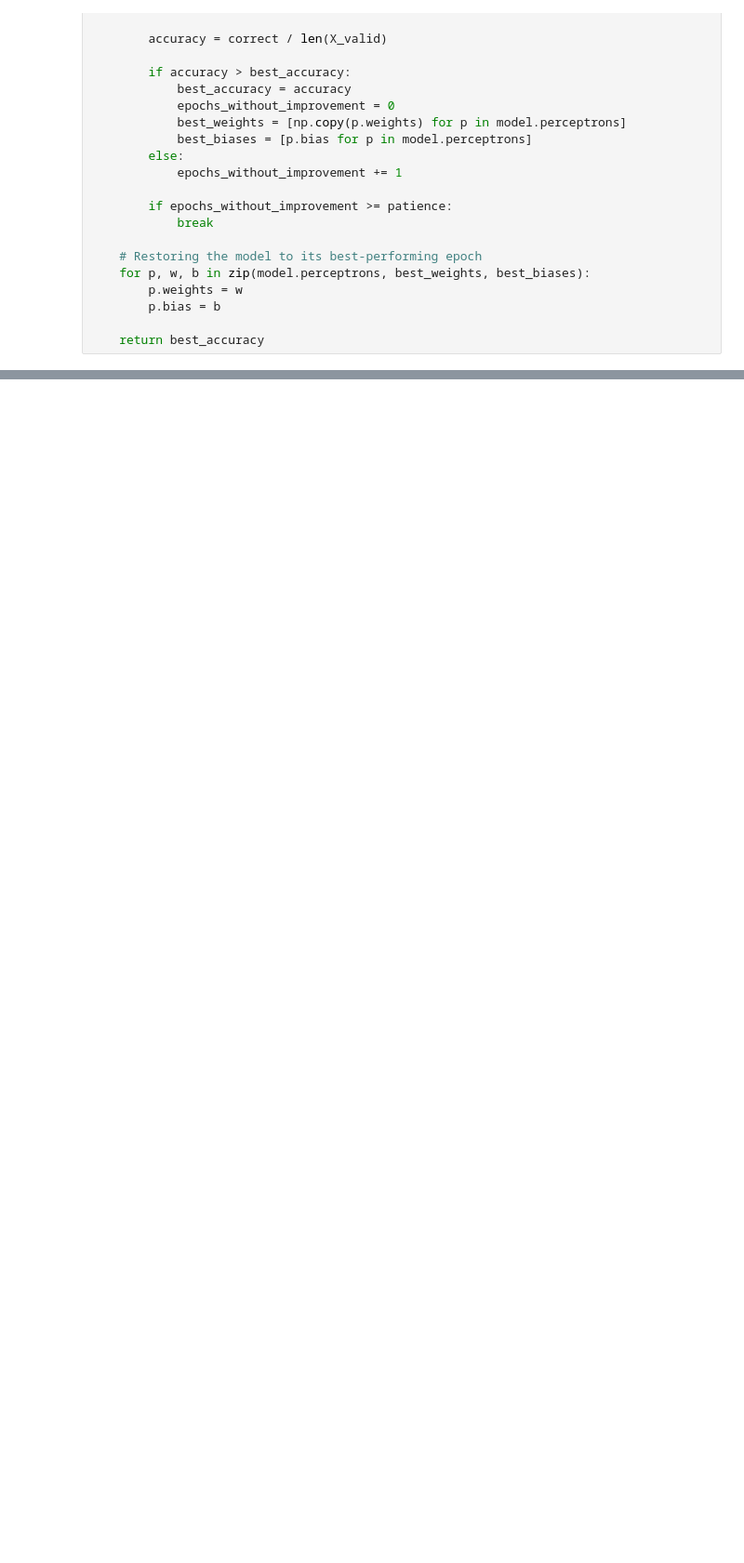
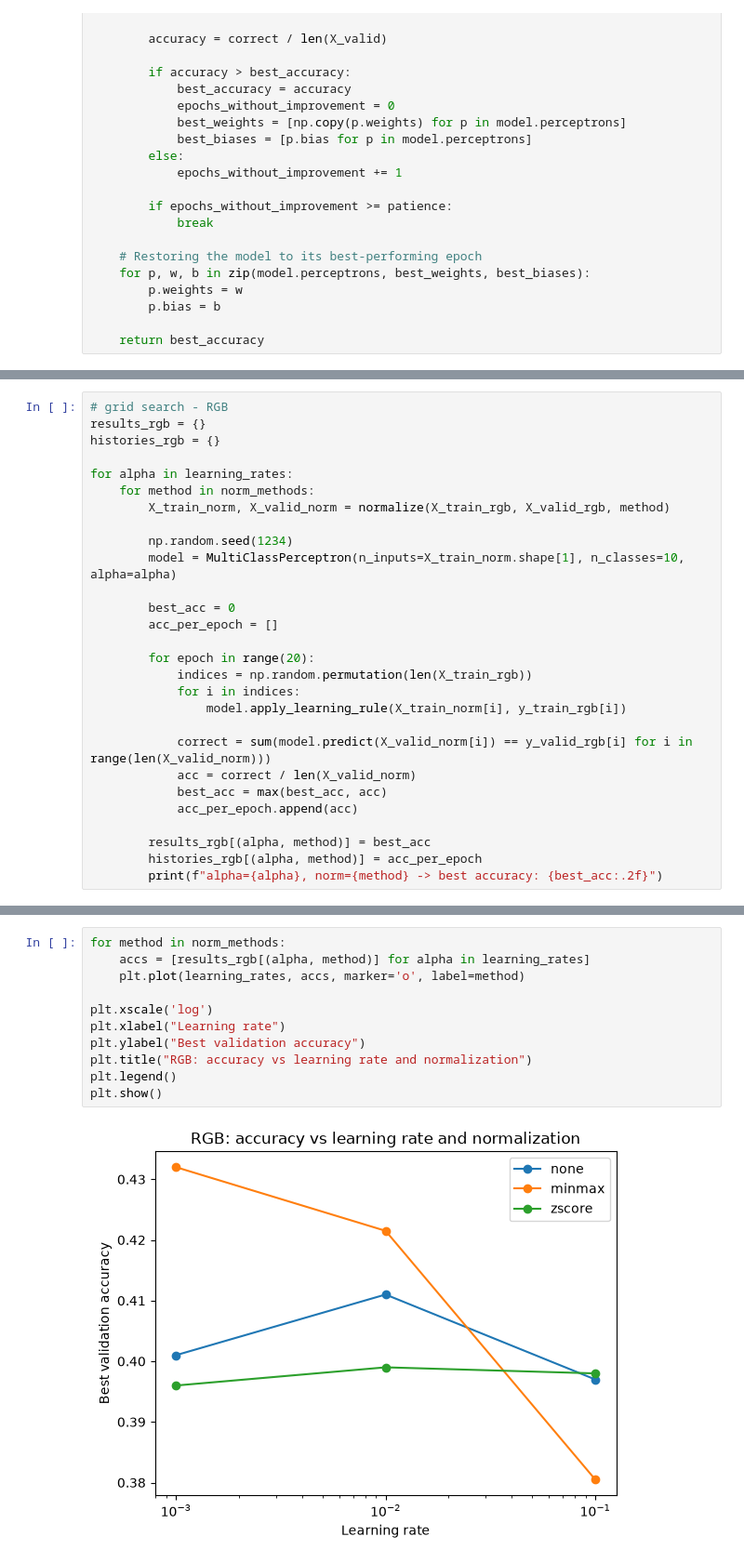
Before and after one commit to preciousadesida/simpsons-mnist, a Jupyter notebook: Assign1.ipynb, the cells around one changed output, grey strips where cells are left out. Shown at 93% size. Cells and saved outputs as stored; diff of their text form; blank space fills up the shorter version.

```diff
--- a/Assign1.ipynb
+++ b/Assign1.ipynb
@@ -465,0 +548,28 @@ Stopped early at epoch 7
+# %%
+# grid search - RGB
+results_rgb = {}
+histories_rgb = {}
+
+for alpha in learning_rates:
+    for method in norm_methods:
+        X_train_norm, X_valid_norm = normalize(X_train_rgb, X_valid_rgb, method)
+
+        np.random.seed(1234)
+        model = MultiClassPerceptron(n_inputs=X_train_norm.shape[1], n_classes=10, alpha=alpha)
+
+        best_acc = 0
+        acc_per_epoch = []
+
+        for epoch in range(20):
+            indices = np.random.permutation(len(X_train_rgb))
+            for i in indices:
+                model.apply_learning_rule(X_train_norm[i], y_train_rgb[i])
+
+            correct = sum(model.predict(X_valid_norm[i]) == y_valid_rgb[i] for i in range(len(X_valid_norm)))
+            acc = correct / len(X_valid_norm)
+            best_acc = max(best_acc, acc)
+            acc_per_epoch.append(acc)
+
+        results_rgb[(alpha, method)] = best_acc
+        histories_rgb[(alpha, method)] = acc_per_epoch
+        print(f"alpha={alpha}, norm={method} -> best accuracy: {best_acc:.2f}")
@@ -465,0 +586,13 @@ Stopped early at epoch 7
+# %%
+for method in norm_methods:
+    accs = [results_rgb[(alpha, method)] for alpha in learning_rates]
+    plt.plot(learning_rates, accs, marker='o', label=method)
+
+plt.xscale('log')
+plt.xlabel("Learning rate")
+plt.ylabel("Best validation accuracy")
+plt.title("RGB: accuracy vs learning rate and normalization")
+plt.legend()
+plt.show()
+# %% [output]
+[figure, added]
```
Also changed, not shown: parts of 8 cells of this notebook.
